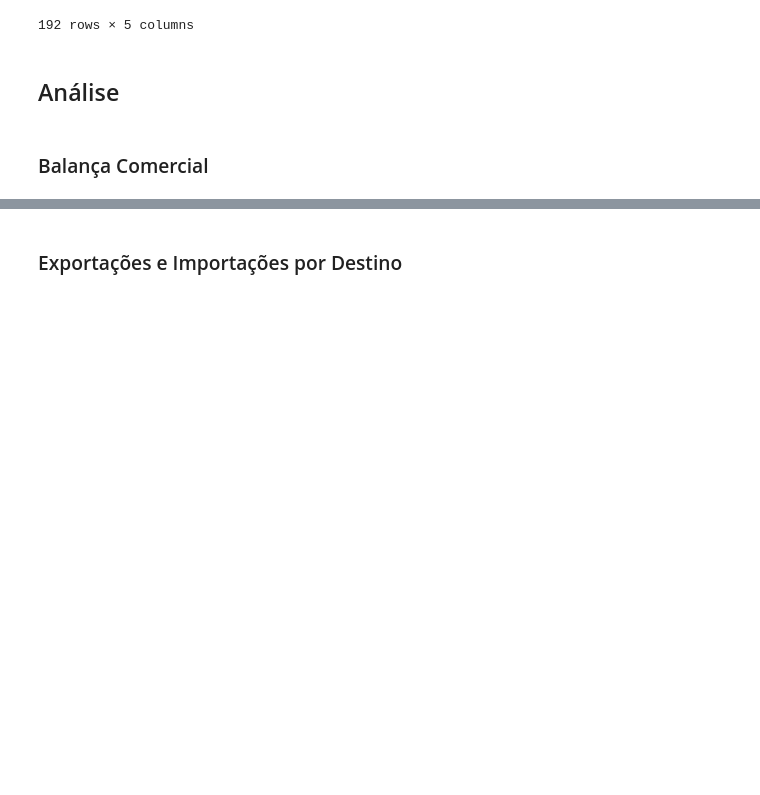
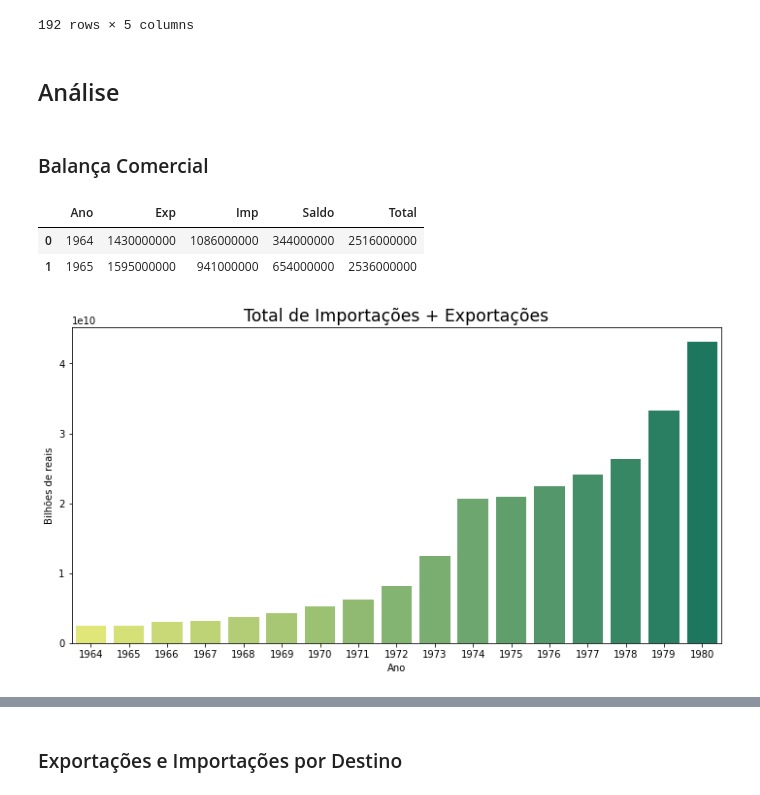
Before and after one commit to antonioravila/PoliticaExternaBrasileira, a Jupyter notebook: Comex/COMEX.ipynb, the cells around one changed output, grey strips where cells are left out. Saved outputs shown, nothing was run; the diff lists cells and outputs as text; code cells hidden in the pictures; blank space fills up the shorter version.

```diff
--- a/Comex/COMEX.ipynb
+++ b/Comex/COMEX.ipynb
@@ -25,0 +19,4 @@ df_balanca.head()
+# %%
+# TODO: Checar dados de 1965, pois o calculo do saldo não fecha
+df_balanca['Total'] = df_balanca['Exp'] + df_balanca['Imp']
+df_balanca
@@ -60,3 +90,21 @@ df_destino
 ## Análise
 # %% [markdown]
 ### Balança Comercial
+# %%
+df_balanca.head(2)
+# %% [output]
+|  | Ano | Exp | Imp | Saldo | Total |
+| 0 | 1964 | 1430000000 | 1086000000 | 344000000 | 2516000000 |
+| 1 | 1965 | 1595000000 | 941000000 | 654000000 | 2536000000 |
+# %%
+palette = "summer_r"
+# %%
+def create_plots(metric, title):
+    plt.rc('figure', figsize = (12,6))
+    ax = sns.barplot(x='Ano', y=f'{metric}', data=df_balanca, palette=palette)
+    ax.set_title(f'{title}', fontsize = 'xx-large')
+    ax.set_ylabel('Bilhões de reais')
+# %%
+create_plots(metric='Total', title='Total de Importações + Exportações')
+# %% [output]
+[figure, added]
```
Also changed, not shown: parts of 18 cells of this notebook.
